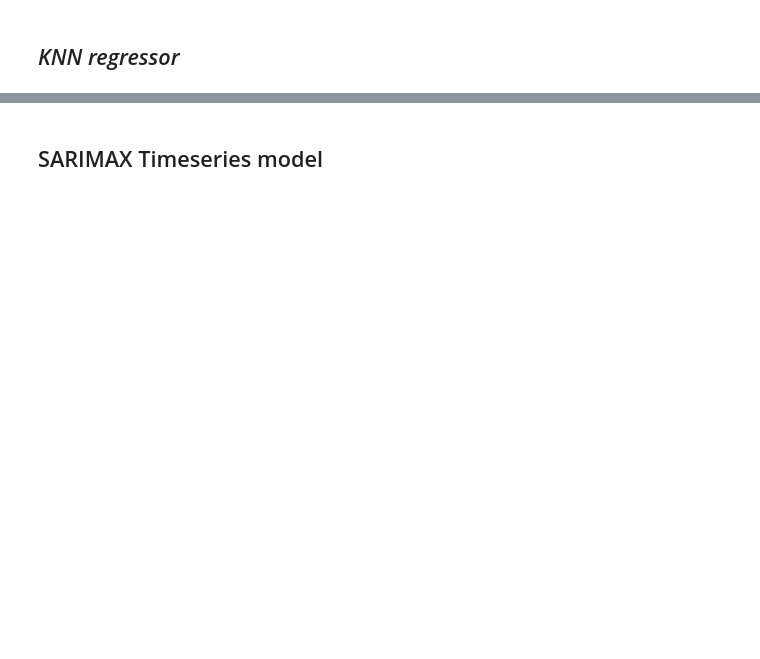
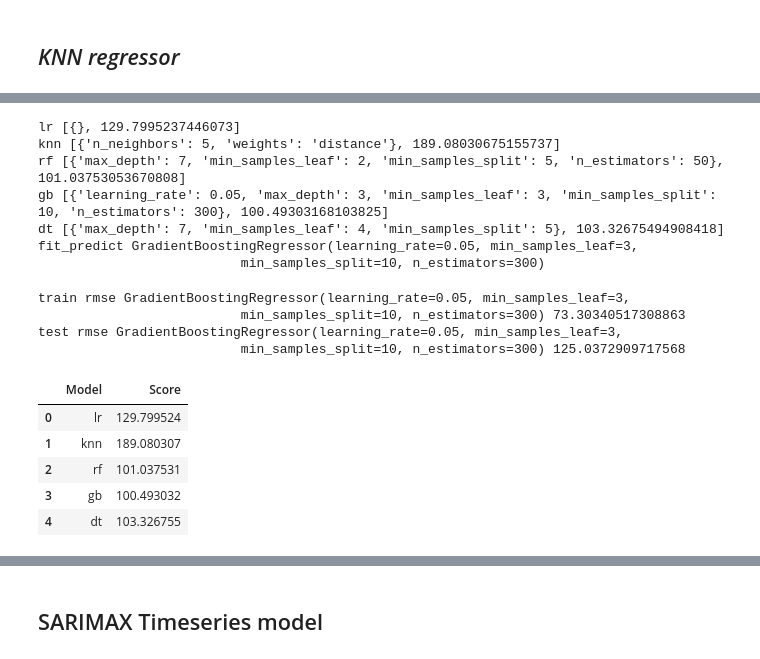
Before and after one commit to Tijnwy/MachineLearning, a Jupyter notebook: ML_opdracht_2/Untitled-1.ipynb, the cells around one changed output, grey strips where cells are left out. Drawn from its saved outputs; the diff is of its cells as text; code cells hidden in the pictures; blank space fills up the shorter version.

```diff
--- a/ML_opdracht_2/Untitled-1.ipynb
+++ b/ML_opdracht_2/Untitled-1.ipynb
@@ -826,3 +947,64 @@ class RegressionModels:
+# %%
+models_dict = {"lr": [LinearRegression(), {}
+                      ],
+               "knn": [KNeighborsRegressor(), {
+                                                'n_neighbors': [3, 5, 7, 9],
+                                                'weights': ['uniform', 'distance']}
+                                               ],
+                "rf": [RandomForestRegressor(), {
+                                                'n_estimators': [50, 100],
+                                                'max_depth': [3, 5, 7],
+                                                'min_samples_split': [5, 10, 12],
+                                                'min_samples_leaf': [2, 4, 6]}
+                                                ],
+                "gb": [GradientBoostingRegressor(), {
+                                                'n_estimators': [200, 300],
+                                                'learning_rate': [0.01, 0.05],
+                                                'max_depth': [3, 5],
+                                                'min_samples_split': [5, 10],
+                                                'min_samples_leaf': [2, 3]}
+                                                ],
+                "dt": [DecisionTreeRegressor(),             {
+                                                'max_depth': [3, 5, 7],
+                                                'min_samples_split': [5, 10, 12],
+                                                'min_samples_leaf': [2, 4, 6]}
+                                                ]
+                }
+# Initieer van de klasse
+wow3 = RegressionModels(data=train_data_cleaned, target='cnt', dummie_cols=False, test_size=0.2, random_state=42, shuffle=False)
+
+# Genereren van de fourier termen
+wow3.fourier_transform(order=1)
+
+#Concatenaten van de data
+wow3.concat_data()
+
+# Tune the parameters using grid search
+wow3.tune_params(n_splits=5, models_dict=models_dict)
+
+# Predict using the best model
+wow3.predict()
+
+# scores_to_df
+wow3.scores_to_df()
+# %% [output]
+lr [{}, 129.7995237446073]
+knn [{'n_neighbors': 5, 'weights': 'distance'}, 189.08030675155737]
+rf [{'max_depth': 7, 'min_samples_leaf': 2, 'min_samples_split': 5, 'n_estimators': 50}, 101.03753053670808]
+gb [{'learning_rate': 0.05, 'max_depth': 3, 'min_samples_leaf': 3, 'min_samples_split': 10, 'n_estimators': 300}, 100.49303168103825]
+dt [{'max_depth': 7, 'min_samples_leaf': 4, 'min_samples_split': 5}, 103.32675494908418]
+fit_predict GradientBoostingRegressor(learning_rate=0.05, min_samples_leaf=3,
+                          min_samples_split=10, n_estimators=300)
+train rmse GradientBoostingRegressor(learning_rate=0.05, min_samples_leaf=3,
+                          min_samples_split=10, n_estimators=300) 73.30340517308863
+test rmse GradientBoostingRegressor(learning_rate=0.05, min_samples_leaf=3,
+                          min_samples_split=10, n_estimators=300) 125.0372909717568
+|  | Model | Score |
+| 0 | lr | 129.799524 |
+| 1 | knn | 189.080307 |
+| 2 | rf | 101.037531 |
+| 3 | gb | 100.493032 |
+| 4 | dt | 103.326755 |
 # %%
 models_dict = {"lr": [LinearRegression(), {}
                       ],
```
Also changed, not shown: parts of 94 cells of this notebook.
